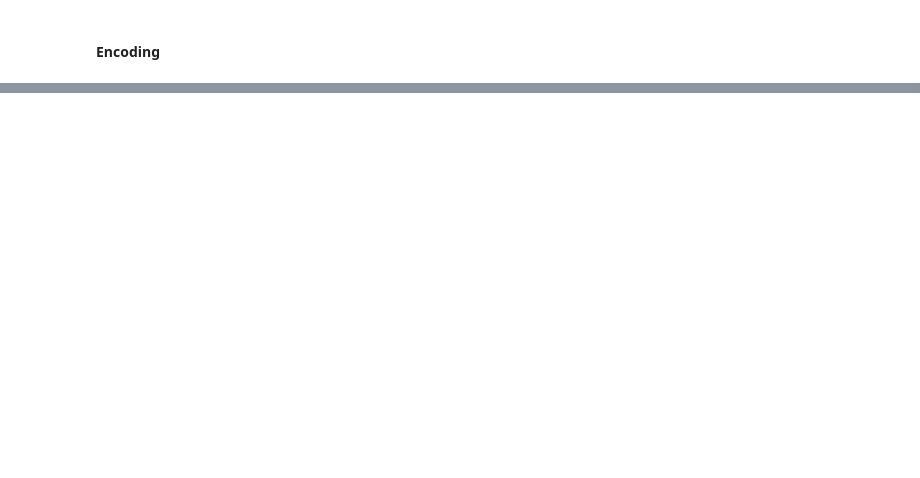
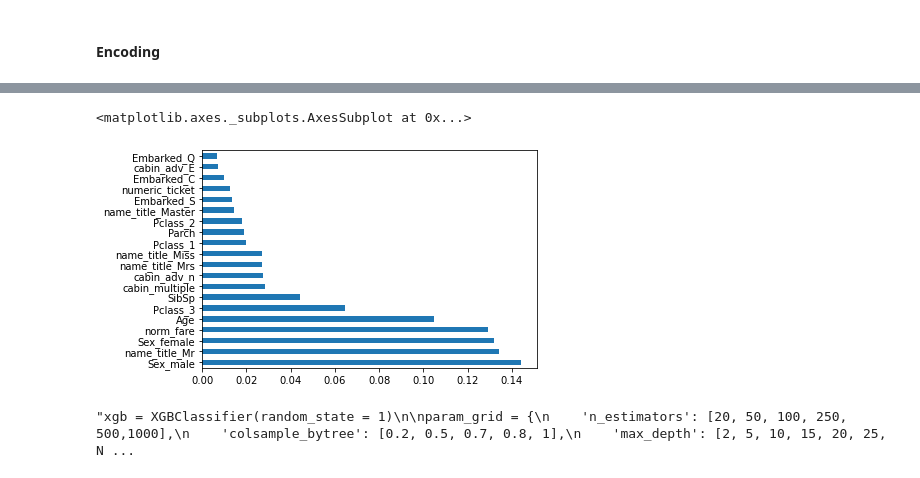
Before and after one commit to benpalay/TitanicSE, a Jupyter notebook: Gia and Aiden combining.ipynb, the cells around one changed output, grey strips where cells are left out. Drawn from its saved outputs; the diff is of its cells as text; code cells hidden in the pictures; blank space fills up the shorter version.

```diff
--- a/Gia and Aiden combining.ipynb
+++ b/Gia and Aiden combining.ipynb
@@ -471,0 +275,5 @@ all_dummies_scaled
+# %%
+svc = SVC(probability = True)
+cv = cross_val_score(svc,x_train,y_train,cv=5)
+print(cv)
+print(cv.mean())
@@ -471,0 +283,5 @@ all_dummies_scaled
+# %%
+#Voting classifier takes all of the inputs and averages the results. For a "hard" voting classifier each classifier gets 1 vote "yes" or "no" and the result is just a popular vote. For this, you generally want odd numbers
+#A "soft" classifier averages the confidence of each of the models. If a the average confidence is > 50% that it is a 1 it will be counted as such
+from sklearn.ensemble import VotingClassifier
+voting_clf = VotingClassifier(estimators = [('lr',lr),('knn',knn),('rf',rf),('gnb',gnb),('svc',svc)], voting = 'soft')
@@ -471,0 +295,11 @@ all_dummies_scaled
+# %%
+print(x_test.isna().sum().sum())
+print(x_test.shape)
+print(x_train.shape)
+
+voting_clf.fit(x_train,y_train)
+y_hat_base_vc = voting_clf.predict(x_test).astype(int)
+basic_submission = {'PassengerId': test.PassengerId, 'Survived': y_hat_base_vc}
+
+base_submission = pd.DataFrame(data=basic_submission)
+base_submission.to_csv('base_submission.csv', index=False)
@@ -471,0 +402,13 @@ all_dummies_scaled
+# %%
+rf = RandomForestClassifier(random_state = 1)
+param_grid =  {'n_estimators': [400,450,500,550],
+               'criterion':['gini','entropy'],
+                                  'bootstrap': [True],
+                                  'max_depth': [15, 20, 25],
+                                  'max_features': ['auto','sqrt', 10],
+                                  'min_samples_leaf': [2,3],
+                                  'min_samples_split': [2,3]}
+
+clf_rf = GridSearchCV(rf, param_grid = param_grid, cv = 5, verbose = True, n_jobs = -1)
+best_clf_rf = clf_rf.fit(X_train_scaled,y_train)
+clf_performance(best_clf_rf,'Random Forest')
@@ -471,0 +427,31 @@ all_dummies_scaled
+# %%
+best_rf = best_clf_rf.best_estimator_.fit(X_train_scaled,y_train)
+feat_importances = pd.Series(best_rf.feature_importances_, index=X_train_scaled.columns)
+feat_importances.nlargest(20).plot(kind='barh')
+# %% [output]
+<matplotlib.axes._subplots.AxesSubplot at 0x...>
+[figure, added]
+# %%
+"""xgb = XGBClassifier(random_state = 1)
+
+param_grid = {
+    'n_estimators': [20, 50, 100, 250, 500,1000],
+    'colsample_bytree': [0.2, 0.5, 0.7, 0.8, 1],
+    'max_depth': [2, 5, 10, 15, 20, 25, None],
+    'reg_alpha': [0, 0.5, 1],
+    'reg_lambda': [1, 1.5, 2],
+    'subsample': [0.5,0.6,0.7, 0.8, 0.9],
+    'learning_rate':[.01,0.1,0.2,0.3,0.5, 0.7, 0.9],
+    'gamma':[0,.01,.1,1,10,100],
+    'min_child_weight':[0,.01,0.1,1,10,100],
+    'sampling_method': ['uniform', 'gradient_based']
+}
+
+#clf_xgb = GridSearchCV(xgb, param_grid = param_grid, cv = 5, verbose = True, n_jobs = -1)
+#best_clf_xgb = clf_xgb.fit(X_train_scaled,y_train)
+#clf_performance(best_clf_xgb,'XGB')
+clf_xgb_rnd = RandomizedSearchCV(xgb, param_distributions = param_grid, n_iter = 1000, cv = 5, verbose = True, n_jobs = -1)
+best_clf_xgb_rnd = clf_xgb_rnd.fit(X_train_scaled,y_train)
+clf_performance(best_clf_xgb_rnd,'XGB')"""
+# %% [output]
+"xgb = XGBClassifier(random_state = 1)\n\nparam_grid = {\n    'n_estimators': [20, 50, 100, 250, 500,1000],\n    'colsample_bytree': [0.2, 0.5, 0.7, 0.8, 1],\n    'max_depth': [2, 5, 10, 15, 20, 25, N ...
```
Also changed, not shown: parts of 77 cells of this notebook.
